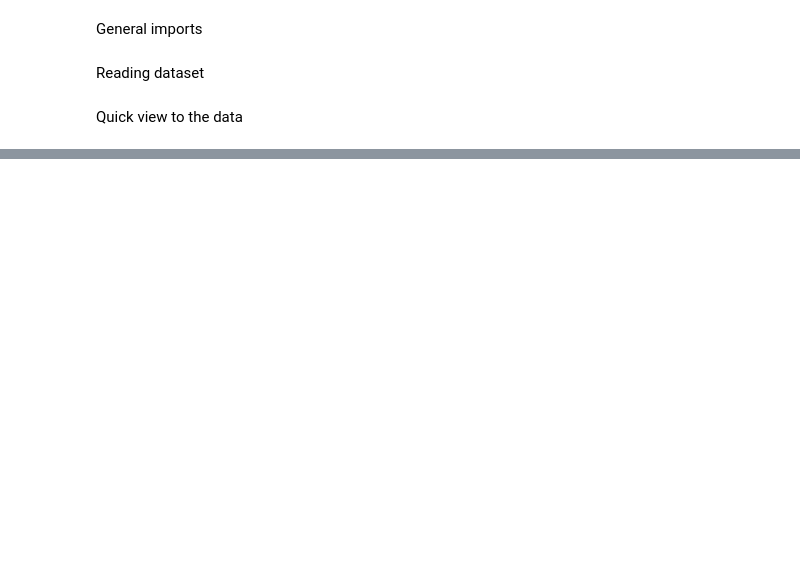
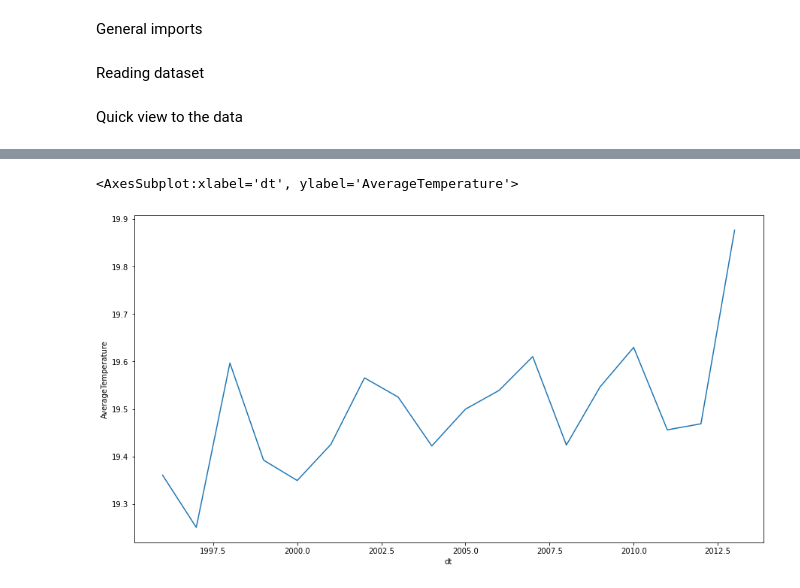
Before and after one commit to jurhs2000/data-science-lab2, a Jupyter notebook: lab2.ipynb, the cells around one changed output, grey strips where cells are left out. Saved outputs shown, nothing was run; the diff lists cells and outputs as text; code cells hidden in the pictures; blank space fills up the shorter version.

```diff
--- a/lab2.ipynb
+++ b/lab2.ipynb
@@ -19,0 +64,15 @@ data.head()
+# %%
+df['dt'] = pd.to_datetime(df['dt'])
+last20YearsDF = df[(df['dt'] > '1996-01-01')]
+last20YearsDF = (last20YearsDF.groupby(df['dt'].dt.strftime('%Y'))['AverageTemperature'].mean().sort_values().reset_index(name='AverageTemperature'))
+last20YearsDF = last20YearsDF.sort_values('dt')
+last20YearsDF.rename(columns={0 : 'AverageTemperature'}, inplace=True)
+last20YearsDF['AverageTemperature'] = last20YearsDF['AverageTemperature'].apply(lambda x: float(x))
+last20YearsDF['dt'] = last20YearsDF['dt'].apply(lambda x: float(x))
+plt.figure(figsize = (15,8))
+sns.lineplot(x=last20YearsDF["dt"], y=last20YearsDF["AverageTemperature"])
+
+# plt.show()
+# %% [output]
+<AxesSubplot:xlabel='dt', ylabel='AverageTemperature'>
+[figure, added]
```
Also changed, not shown: parts of 8 cells of this notebook, 1 other file.
